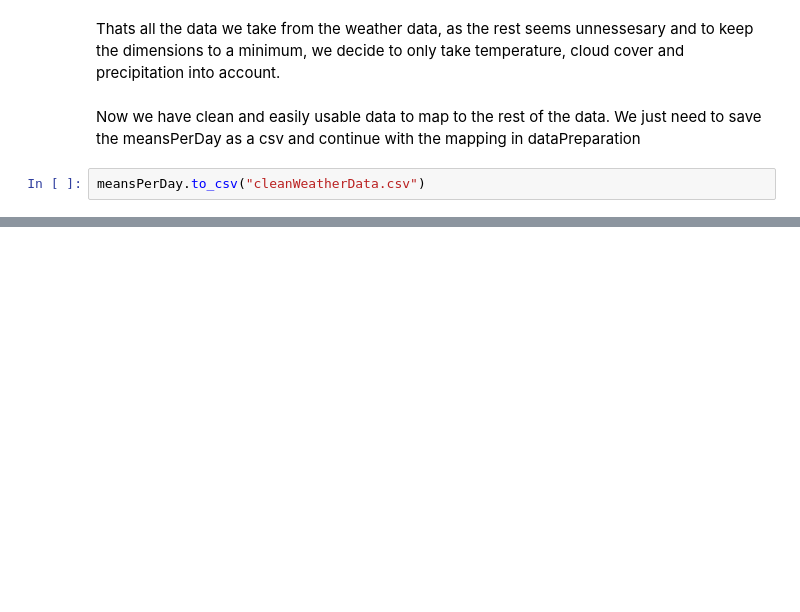
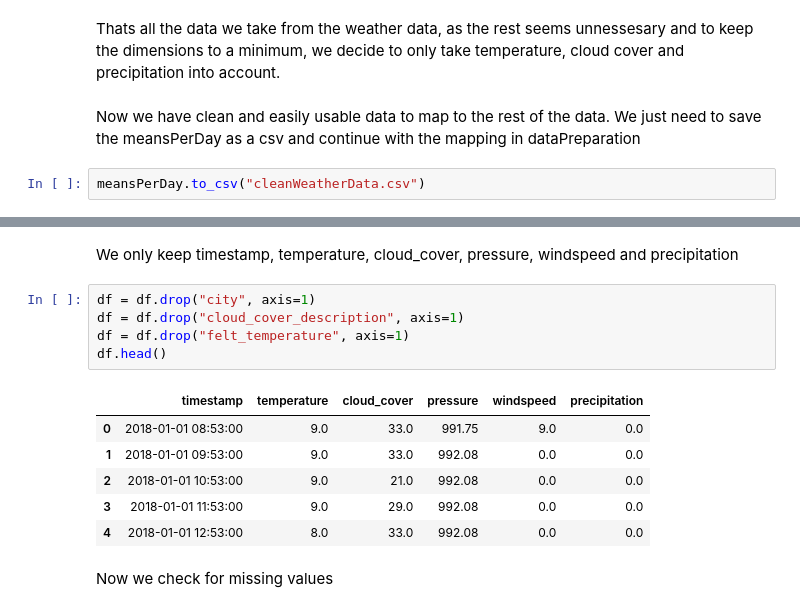
Before and after one commit to Sithkiller3000/AA2024, a Jupyter notebook: data preparation/weatherDataPrep.ipynb, the cells around one changed output, grey strips where cells are left out. Saved outputs shown, nothing was run; the diff lists cells and outputs as text; blank space fills up the shorter version.

```diff
--- a/data preparation/weatherDataPrep.ipynb
+++ b/data preparation/weatherDataPrep.ipynb
@@ -152,0 +190,16 @@ meansPerDay.to_csv("cleanWeatherData.csv")
+# %% [markdown]
+We only keep timestamp, temperature, cloud_cover, pressure, windspeed and precipitation
+# %%
+df = df.drop("city", axis=1)
+df = df.drop("cloud_cover_description", axis=1)
+df = df.drop("felt_temperature", axis=1)
+df.head()
+# %% [output]
+|  | timestamp | temperature | cloud_cover | pressure | windspeed | precipitation |
+| 0 | 2018-01-01 08:53:00 | 9.0 | 33.0 | 991.75 | 9.0 | 0.0 |
+| 1 | 2018-01-01 09:53:00 | 9.0 | 33.0 | 992.08 | 0.0 | 0.0 |
+| 2 | 2018-01-01 10:53:00 | 9.0 | 21.0 | 992.08 | 0.0 | 0.0 |
+| 3 | 2018-01-01 11:53:00 | 9.0 | 29.0 | 992.08 | 0.0 | 0.0 |
+| 4 | 2018-01-01 12:53:00 | 8.0 | 33.0 | 992.08 | 0.0 | 0.0 |
+# %% [markdown]
+Now we check for missing values
```
Also changed, not shown: parts of 24 cells of this notebook, 3 other files.
